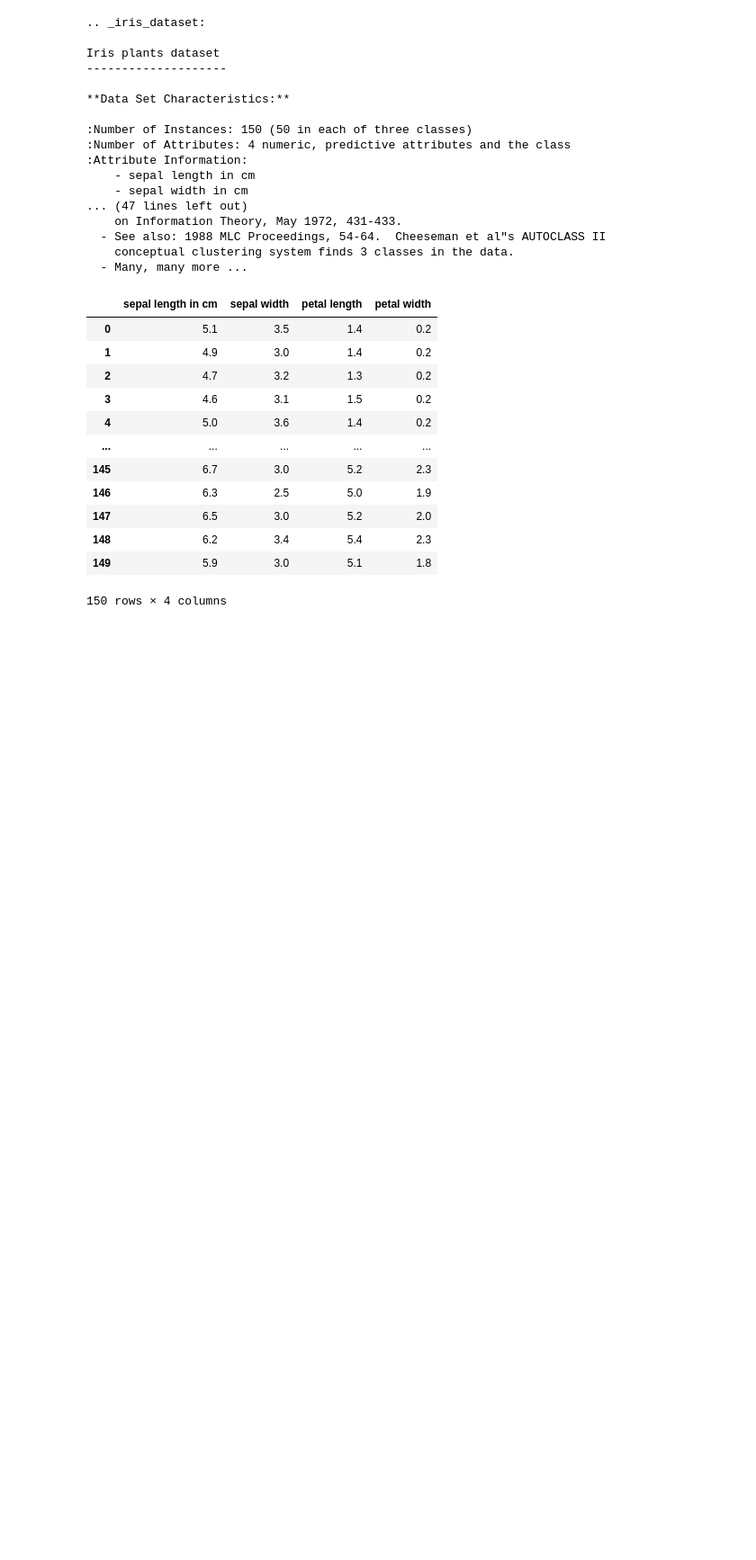
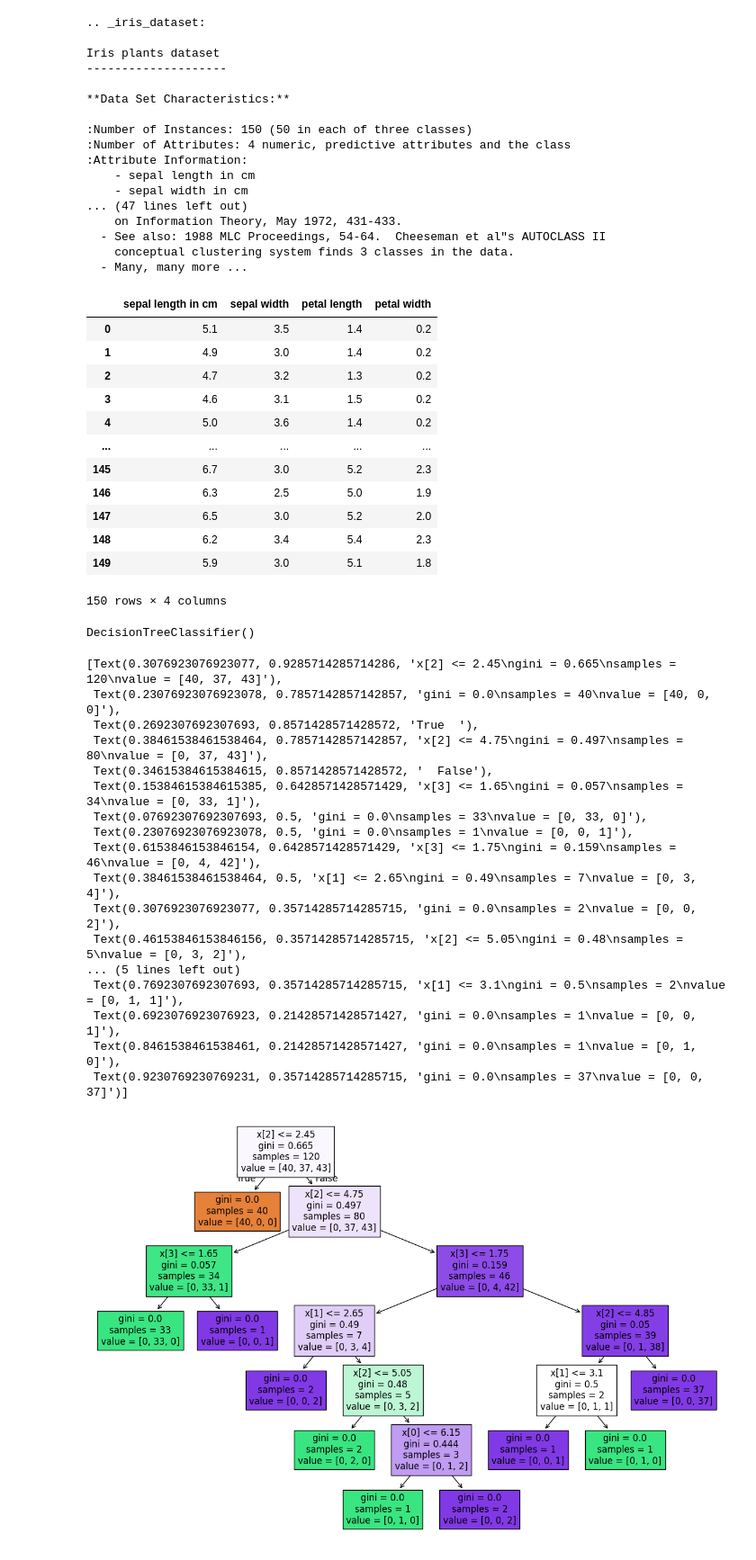
Before and after one commit to differentnischal-art/ML_course, a Jupyter notebook: practice.ipynb, the cells around one changed output. Shown at 90% size. Cells and saved outputs as stored; diff of their text form; code cells hidden in the pictures; blank space fills up the shorter version.

Commit message:
trained and visualized data how pure and impure is the data

```diff
--- a/practice.ipynb
+++ b/practice.ipynb
@@ -53,3 +53,30 @@ from sklearn.model_selection import train_test_split
 X_train,X_test,y_train,y_test=train_test_split(X,y,test_size=0.2,random_state=10)
 from sklearn.tree import DecisionTreeClassifier
 treeclassifier=DecisionTreeClassifier()
+# %%
+treeclassifier.fit(X_train,y_train)
+# %% [output]
+DecisionTreeClassifier()
+# %%
+from sklearn import tree
+plt.figure(figsize=(15,10))
+tree.plot_tree(treeclassifier,filled=True)
+# %% [output]
+[Text(0.3076923076923077, 0.9285714285714286, 'x[2] <= 2.45\ngini = 0.665\nsamples = 120\nvalue = [40, 37, 43]'),
+ Text(0.23076923076923078, 0.7857142857142857, 'gini = 0.0\nsamples = 40\nvalue = [40, 0, 0]'),
+ Text(0.2692307692307693, 0.8571428571428572, 'True  '),
+ Text(0.38461538461538464, 0.7857142857142857, 'x[2] <= 4.75\ngini = 0.497\nsamples = 80\nvalue = [0, 37, 43]'),
+ Text(0.34615384615384615, 0.8571428571428572, '  False'),
+ Text(0.15384615384615385, 0.6428571428571429, 'x[3] <= 1.65\ngini = 0.057\nsamples = 34\nvalue = [0, 33, 1]'),
+ Text(0.07692307692307693, 0.5, 'gini = 0.0\nsamples = 33\nvalue = [0, 33, 0]'),
+ Text(0.23076923076923078, 0.5, 'gini = 0.0\nsamples = 1\nvalue = [0, 0, 1]'),
+ Text(0.6153846153846154, 0.6428571428571429, 'x[3] <= 1.75\ngini = 0.159\nsamples = 46\nvalue = [0, 4, 42]'),
+ Text(0.38461538461538464, 0.5, 'x[1] <= 2.65\ngini = 0.49\nsamples = 7\nvalue = [0, 3, 4]'),
+ Text(0.3076923076923077, 0.35714285714285715, 'gini = 0.0\nsamples = 2\nvalue = [0, 0, 2]'),
+ Text(0.46153846153846156, 0.35714285714285715, 'x[2] <= 5.05\ngini = 0.48\nsamples = 5\nvalue = [0, 3, 2]'),
+... (5 lines left out)
+ Text(0.7692307692307693, 0.35714285714285715, 'x[1] <= 3.1\ngini = 0.5\nsamples = 2\nvalue = [0, 1, 1]'),
+ Text(0.6923076923076923, 0.21428571428571427, 'gini = 0.0\nsamples = 1\nvalue = [0, 0, 1]'),
+ Text(0.8461538461538461, 0.21428571428571427, 'gini = 0.0\nsamples = 1\nvalue = [0, 1, 0]'),
+ Text(0.9230769230769231, 0.35714285714285715, 'gini = 0.0\nsamples = 37\nvalue = [0, 0, 37]')]
+[figure, added]
```
